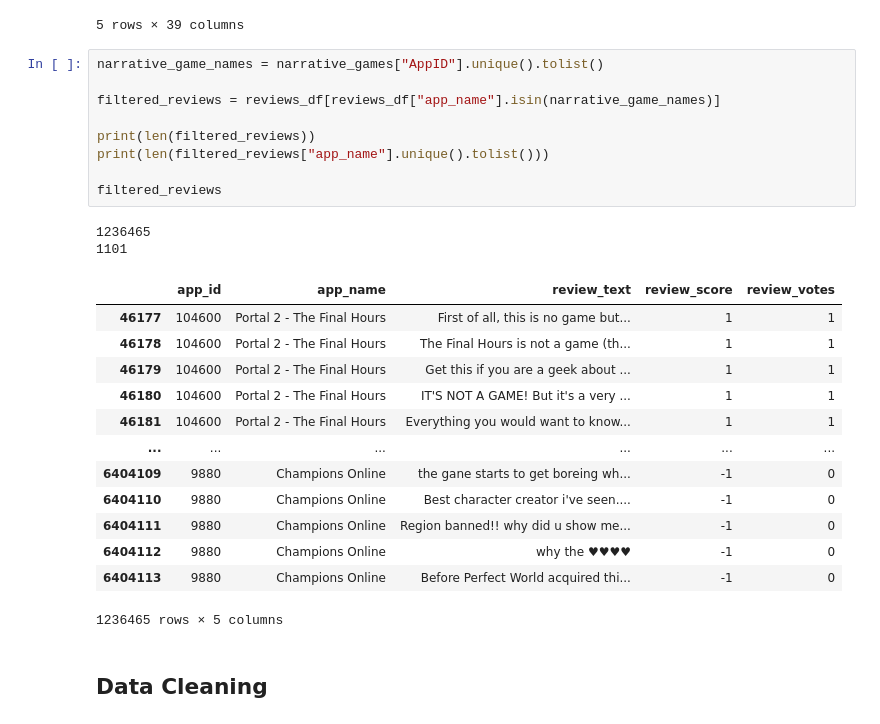
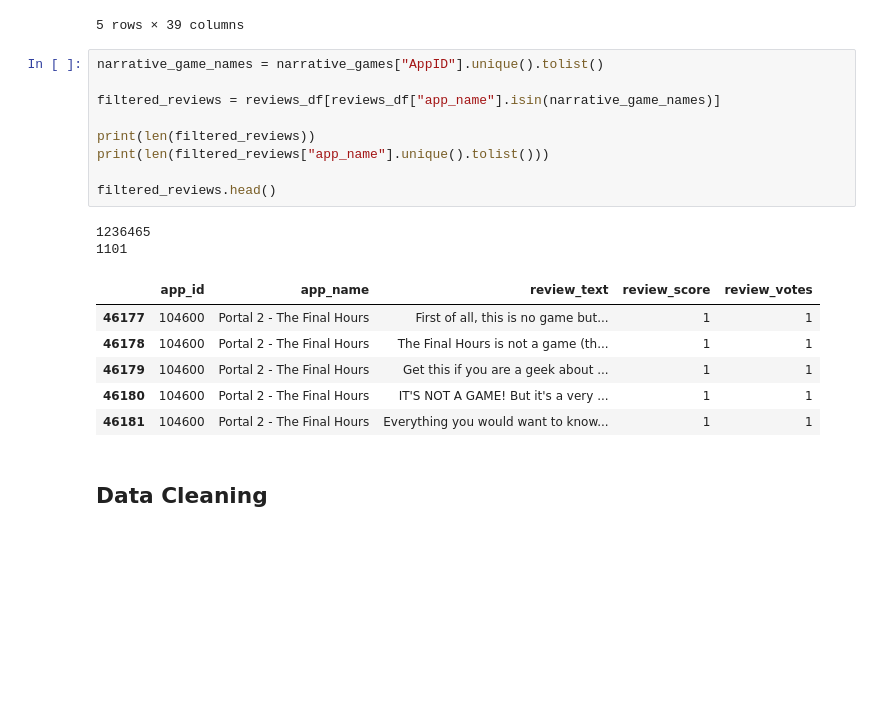
Before and after one commit to diego-nst/BongcayaoSalazarTanalgo_SocialComputing, a Jupyter notebook: project.ipynb, the cells around one changed output. Saved outputs shown, nothing was run; the diff lists cells and outputs as text; blank space fills up the shorter version.

```diff
--- a/project.ipynb
+++ b/project.ipynb
@@ -65,28 +65,21 @@ narrative_games.head()
 # %%
 narrative_game_names = narrative_games["AppID"].unique().tolist()
 
 filtered_reviews = reviews_df[reviews_df["app_name"].isin(narrative_game_names)]
 
 print(len(filtered_reviews))
 print(len(filtered_reviews["app_name"].unique().tolist()))
 
-filtered_reviews
+filtered_reviews.head()
 # %% [output]
 1236465
 1101
 |  | app_id | app_name | review_text | review_score | review_votes |
 | 46177 | 104600 | Portal 2 - The Final Hours | First of all, this is no game but... | 1 | 1 |
 | 46178 | 104600 | Portal 2 - The Final Hours | The Final Hours is not a game (th... | 1 | 1 |
 | 46179 | 104600 | Portal 2 - The Final Hours | Get this if you are a geek about ... | 1 | 1 |
 | 46180 | 104600 | Portal 2 - The Final Hours | IT'S NOT A GAME! But it's a very ... | 1 | 1 |
 | 46181 | 104600 | Portal 2 - The Final Hours | Everything you would want to know... | 1 | 1 |
-| ... | ... | ... | ... | ... | ... |
-| 6404109 | 9880 | Champions Online | the gane starts to get boreing wh... | -1 | 0 |
-| 6404110 | 9880 | Champions Online | Best character creator i've seen.... | -1 | 0 |
-| 6404111 | 9880 | Champions Online | Region banned!! why did u show me... | -1 | 0 |
-| 6404112 | 9880 | Champions Online | why the ♥♥♥♥ | -1 | 0 |
-| 6404113 | 9880 | Champions Online | Before Perfect World acquired thi... | -1 | 0 |
-1236465 rows × 5 columns
 # %% [markdown]
 ## Data Cleaning
 # %%
```
Also changed, not shown: parts of 6 cells of this notebook.
